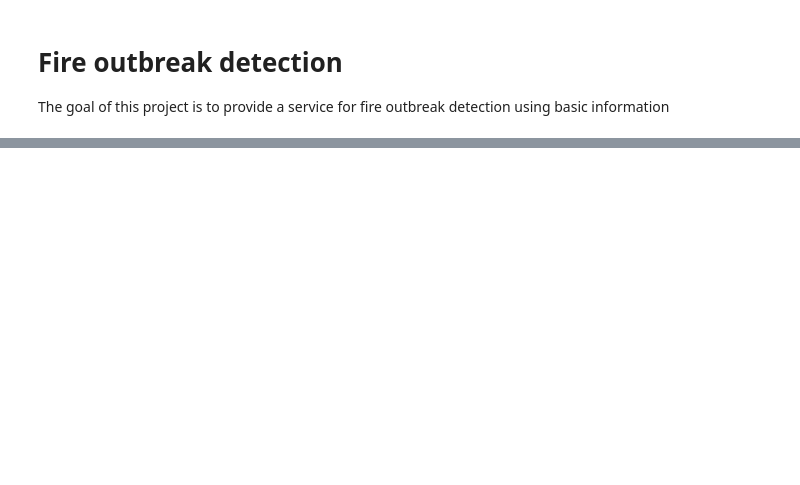
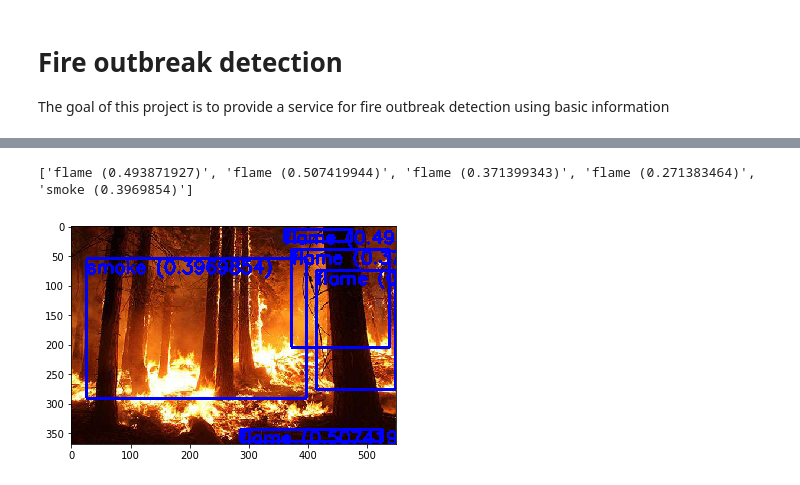
Before and after one commit to frgfm/tc2018_hands, a Jupyter notebook: wildfire_detection.ipynb, the cells around one changed output, grey strips where cells are left out. Saved outputs shown, nothing was run; the diff lists cells and outputs as text; code cells hidden in the pictures; blank space fills up the shorter version.

Commit message:
Updated lib with new features
Added classification and object detection calls for API, box display

```diff
--- a/wildfire_detection.ipynb
+++ b/wildfire_detection.ipynb
@@ -3,14 +3,18 @@
 The goal of this project is to provide a service for fire outbreak detection using basic information
 # %%
 import numpy as np
+import cv2
 import matplotlib.pyplot as plt
 import matplotlib.image as mpimg
 import os
+from datetime import datetime
 %matplotlib inline
 
 # Retrieve the credentials for MS Vision API
 api_credentials = np.load('api_credentials.npy').item()
-model_setup = {'project_id': '3b413cb2-f48f-485b-a8cf-c838655521dc', 'iter_id': '154c007c-9da6-4365-a2fb-87dd4d2a2e3c'}
+classif_setup = {'project_id': '3b413cb2-f48f-485b-a8cf-c838655521dc', 'iter_id': '154c007c-9da6-4365-a2fb-87dd4d2a2e3c'}
+obj_detec_setup = {'project_id': 'ff38fc9f-ce78-49c0-bfaa-abc816da7f27', 'iter_id': '8a5dbfb0-19f9-4916-99b7-0c567a3ec5b7'}
+obj_detec_setup2 = {'project_id': 'ff38fc9f-ce78-49c0-bfaa-abc816da7f27', 'iter_id': 'aee4f95d-4d2b-4a30-987b-cd71fbf9c7ab'}
 # %%
 # Get the classification of a sample image
 from api_vision.api_mgt import get_msvision_classif
@@ -21,6 +25,8 @@ img = mpimg.imread(img_sample_path)
 imgplot = plt.imshow(img)
 
 with open(img_sample_path, mode="rb") as img:
-    print(get_msvision_classif(img, api_credentials, model_setup))
+    starting_time = datetime.now()
+    print(get_msvision_classif(img, api_credentials['classification'], classif_setup))
+    print('Execution time: %s s' % (datetime.now() - starting_time))
 # %% [output]
 {"Départ d'incendie": 0.557007, 'pas de départ': 0.0001707096}
@@ -27 +34,13 @@ with open(img_sample_path, mode="rb") as img:
 [figure]
+# %%
+# Get the bounding box of a sample image
+from api_vision.api_mgt import get_msvision_objdetection
+img_sample_path = os.path.join('samples', 'wildfire.jpg')
+
+img = mpimg.imread(img_sample_path)
+imgplot = plt.imshow(img)
+
+with open(img_sample_path, mode="rb") as img:
+    starting_time = datetime.now()
+    pred_boxes, pred_labs, pred_conf = get_msvision_objdetection(img, api_credentials['obj_detection'], obj_detec_setup)
+    print('Execution time: %s s' % (datetime.now() - starting_time))
@@ -27,0 +50,12 @@ with open(img_sample_path, mode="rb") as img:
+# %%
+# Plot the results
+img = cv2.imread(img_sample_path)
+from utils.graphics_lib import add_boxes
+labs = ['%s (%s)' % (lab, pred_conf[idx]) for idx, lab in enumerate(pred_labs)]
+print(labs)
+img2 = add_boxes(img, pred_boxes, labs, color=(255, 0, 0), label_out=False)
+img2 = cv2.cvtColor(img2, cv2.COLOR_BGR2RGB)
+imgplot2 = plt.imshow(img2)
+# %% [output]
+['flame (0.493871927)', 'flame (0.507419944)', 'flame (0.371399343)', 'flame (0.271383464)', 'smoke (0.3969854)']
+[figure, added]
```
Also changed, not shown: parts of 3 cells of this notebook, 3 other files.
